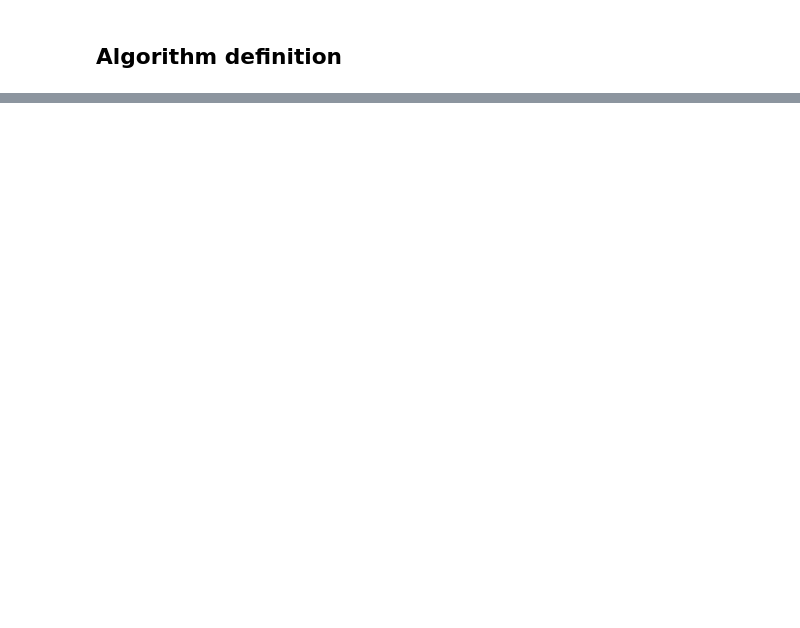
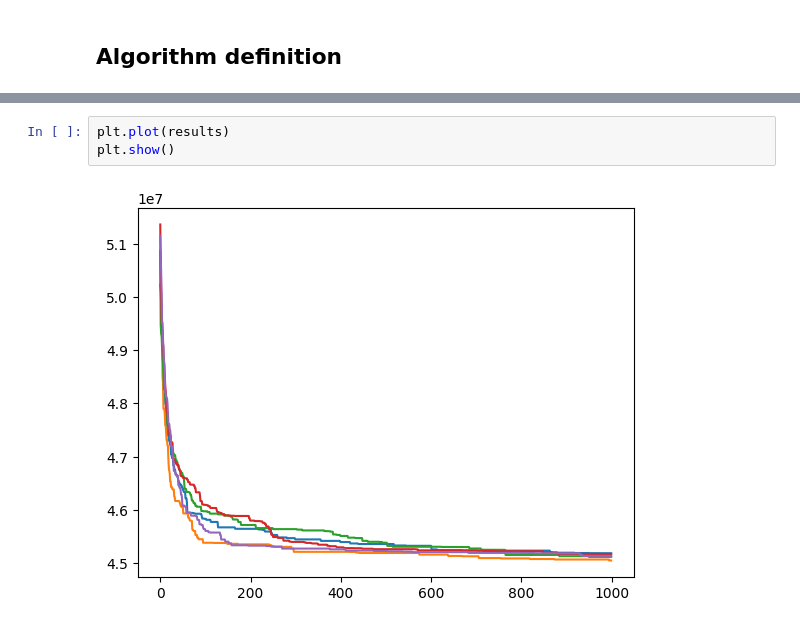
Before and after one commit to pnovoa/eapractci, a Jupyter notebook: gas_for_qaps.ipynb, the cells around one changed output, grey strips where cells are left out. Saved outputs shown, nothing was run; the diff lists cells and outputs as text; blank space fills up the shorter version.

```diff
--- a/gas_for_qaps.ipynb
+++ b/gas_for_qaps.ipynb
@@ -179,3 +305,8 @@ ga_alg.initialize()
+# %%
+plt.plot(results)
+plt.show()
+# %% [output]
+[figure, added]
 # %%
 par1 = ga_alg.population[7]
 par2 = ga_alg.population[9]
```
Also changed, not shown: parts of 6 cells of this notebook, 2 other files.
